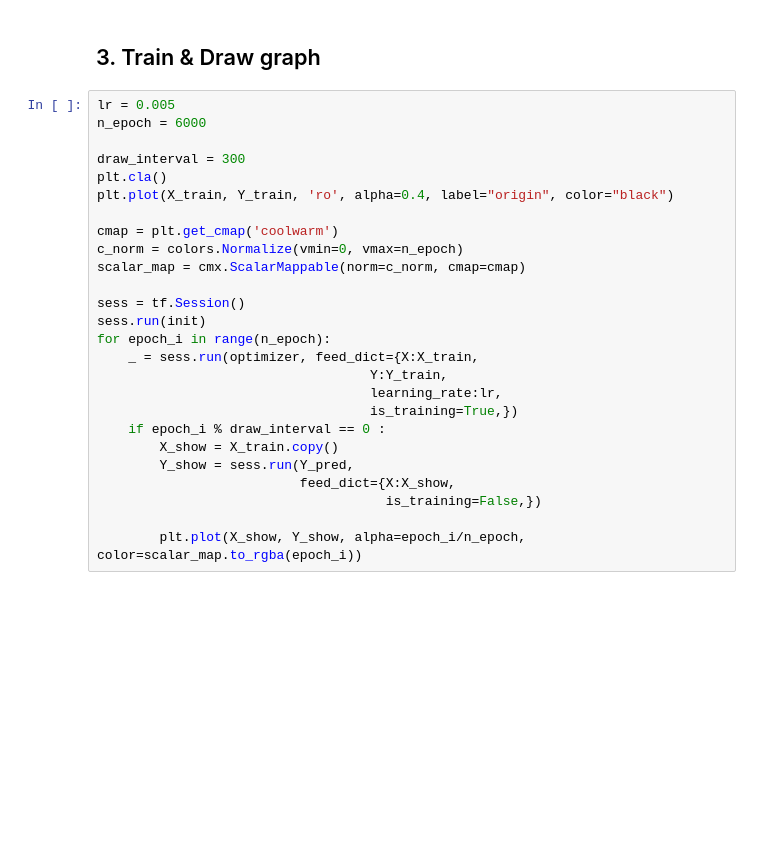
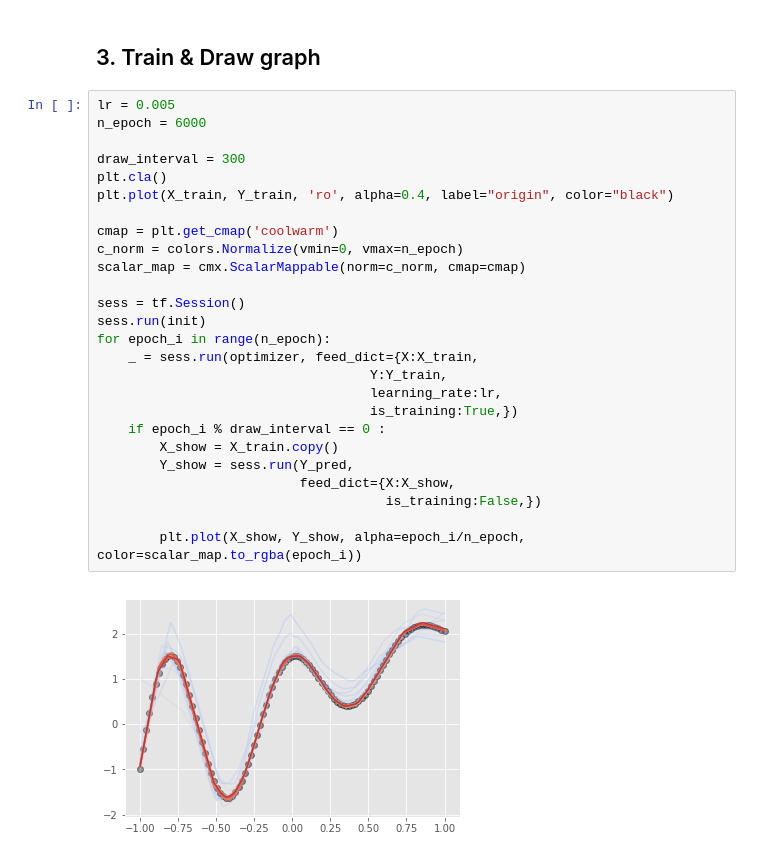
Before and after one commit to goddoe/ml-lecture, a Jupyter notebook: notebook/6_batch_normalization.ipynb, the cells around one changed output. Cells and saved outputs as stored; diff of their text form; blank space fills up the shorter version.

```diff
--- a/notebook/6_batch_normalization.ipynb
+++ b/notebook/6_batch_normalization.ipynb
@@ -155,26 +173,28 @@ TypeError: Using a `tf.Tensor` as a Python `bool` is not allowed. Use `if t is n
 # %%
 lr = 0.005
 n_epoch = 6000
 
 draw_interval = 300
 plt.cla()
 plt.plot(X_train, Y_train, 'ro', alpha=0.4, label="origin", color="black")
 
 cmap = plt.get_cmap('coolwarm')
 c_norm = colors.Normalize(vmin=0, vmax=n_epoch)
 scalar_map = cmx.ScalarMappable(norm=c_norm, cmap=cmap)
 
 sess = tf.Session()
 sess.run(init)
 for epoch_i in range(n_epoch):
     _ = sess.run(optimizer, feed_dict={X:X_train,
                                    Y:Y_train,
                                    learning_rate:lr,
-                                   is_training=True,})
+                                   is_training:True,})
     if epoch_i % draw_interval == 0 :
         X_show = X_train.copy()
         Y_show = sess.run(Y_pred,
                           feed_dict={X:X_show,
-                                     is_training=False,})
+                                     is_training:False,})
 
         plt.plot(X_show, Y_show, alpha=epoch_i/n_epoch, color=scalar_map.to_rgba(epoch_i))
+# %% [output]
+[figure, added]
```
Also changed, not shown: parts of 3 cells of this notebook, 1 other file.
